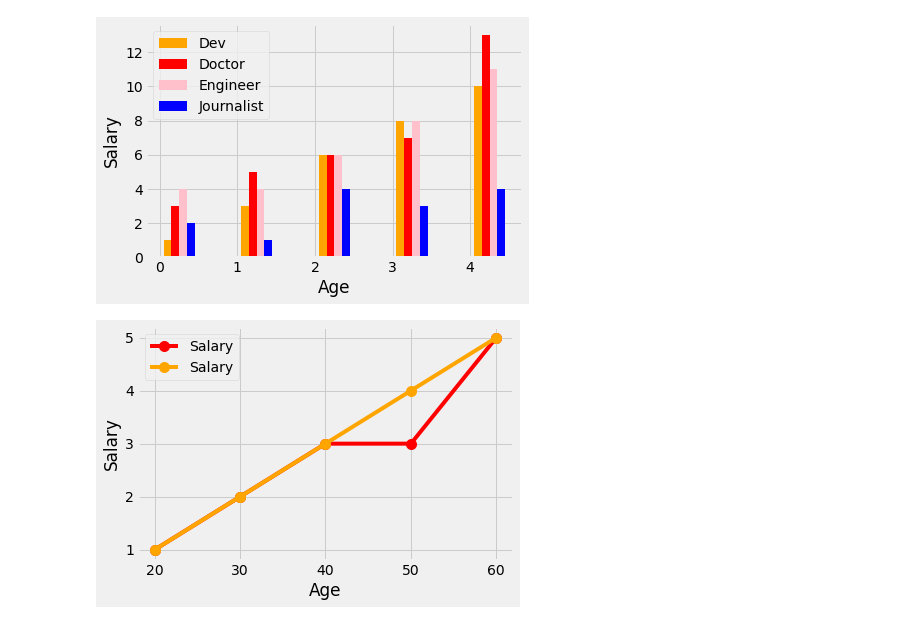
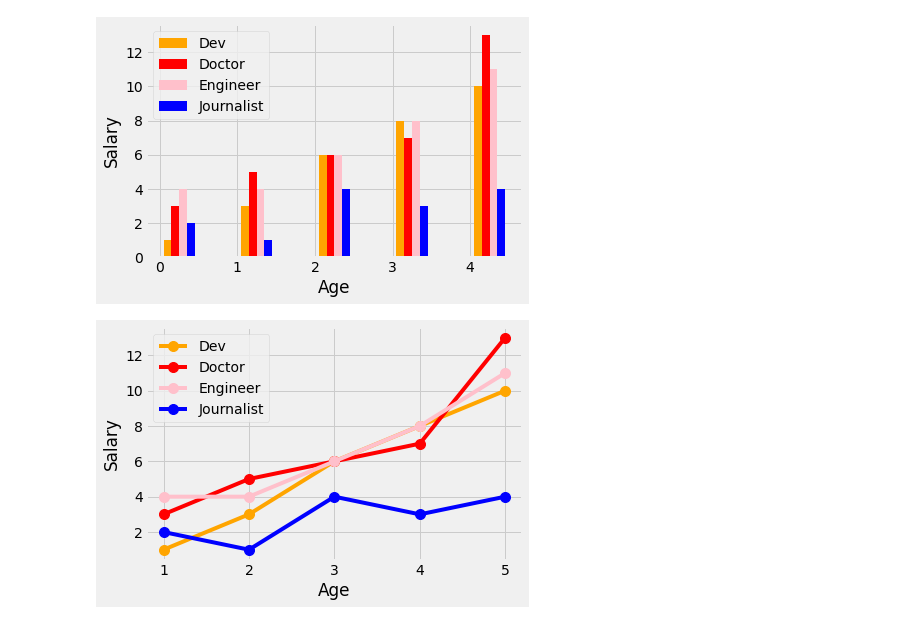
Before and after one commit to Dufyz/My_Laboratory, a Jupyter notebook: Jupyter Lab/library's/matplotlib_library/multipleplots.ipynb, the cells around one changed output. Saved outputs shown, nothing was run; the diff lists cells and outputs as text; code cells hidden in the pictures.

```diff
--- a/Jupyter Lab/library's/matplotlib_library/multipleplots.ipynb
+++ b/Jupyter Lab/library's/matplotlib_library/multipleplots.ipynb
@@ -29,13 +30,16 @@ plt.grid(True)
 # %% [output]
 [figure]
 # %%
-plt.plot(age_x, dev_y, marker = 'o', markersize = 10, color = 'red', label= 'Salary')
-plt.plot(age_x, doctor_y, marker = 'o', markersize = 10, color = 'orange', label= 'Salary')
+plt.plot(age_x, dev_y, marker = 'o', markersize = 10, color = 'orange', label = 'Dev')
+plt.plot(age_x, doctor_y, marker = 'o', markersize = 10, color = 'red', label = 'Doctor')
+plt.plot(age_x, engineer_y, marker = 'o', markersize = 10, color = 'pink', label = 'Engineer')
+plt.plot(age_x, journalist_y, marker = 'o', markersize = 10, color = 'blue', label= 'Journalist')
 
 plt.xlabel('Age')
 plt.ylabel('Salary')
 
 plt.legend(loc = 0)
 plt.grid(True)
+#plt.savefig('plot_salary_by_profission.png')
 # %% [output]
-[figure, old version]
+[figure, new version]
```
Also changed, not shown: parts of 1 cell of this notebook, 1 other file.
